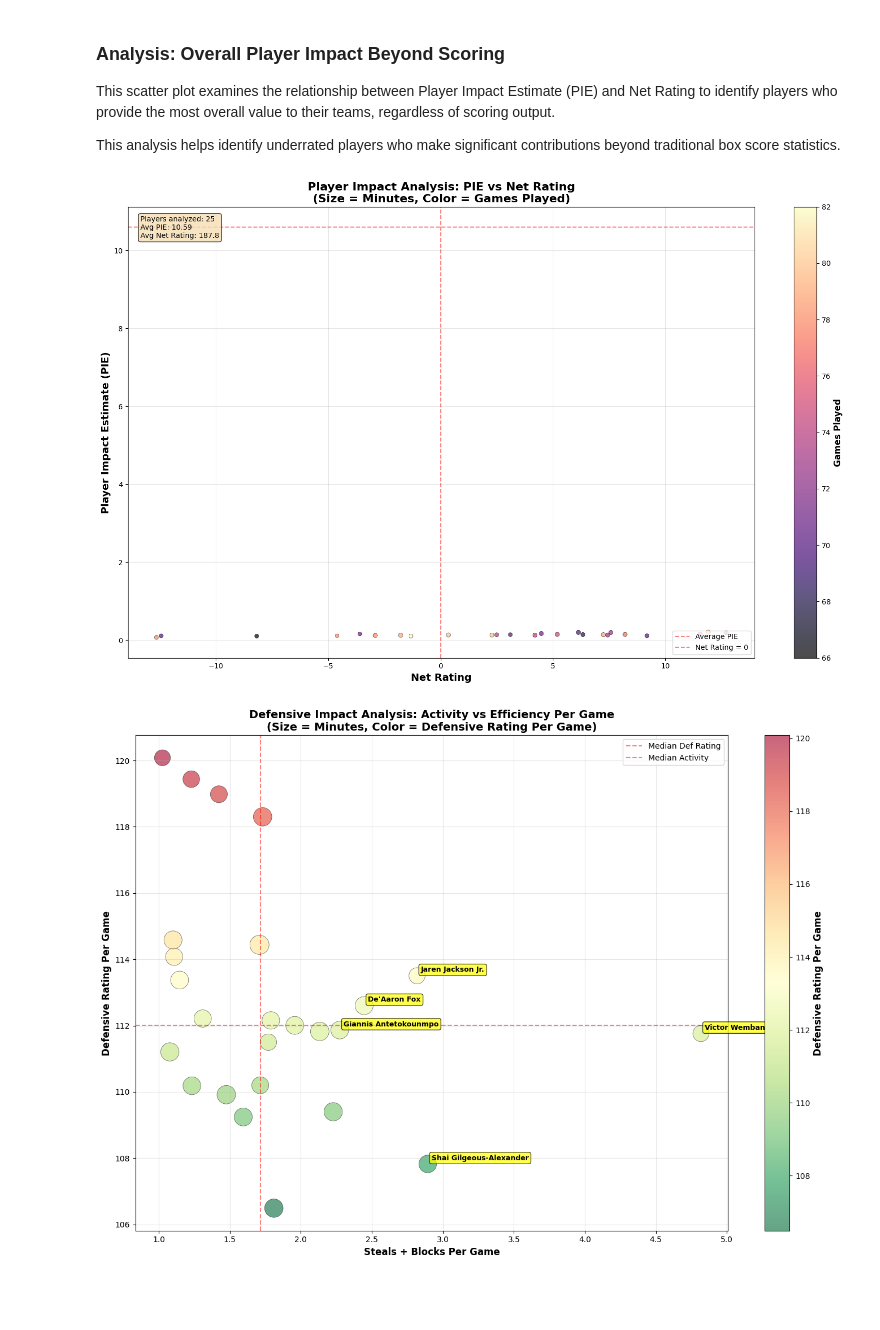
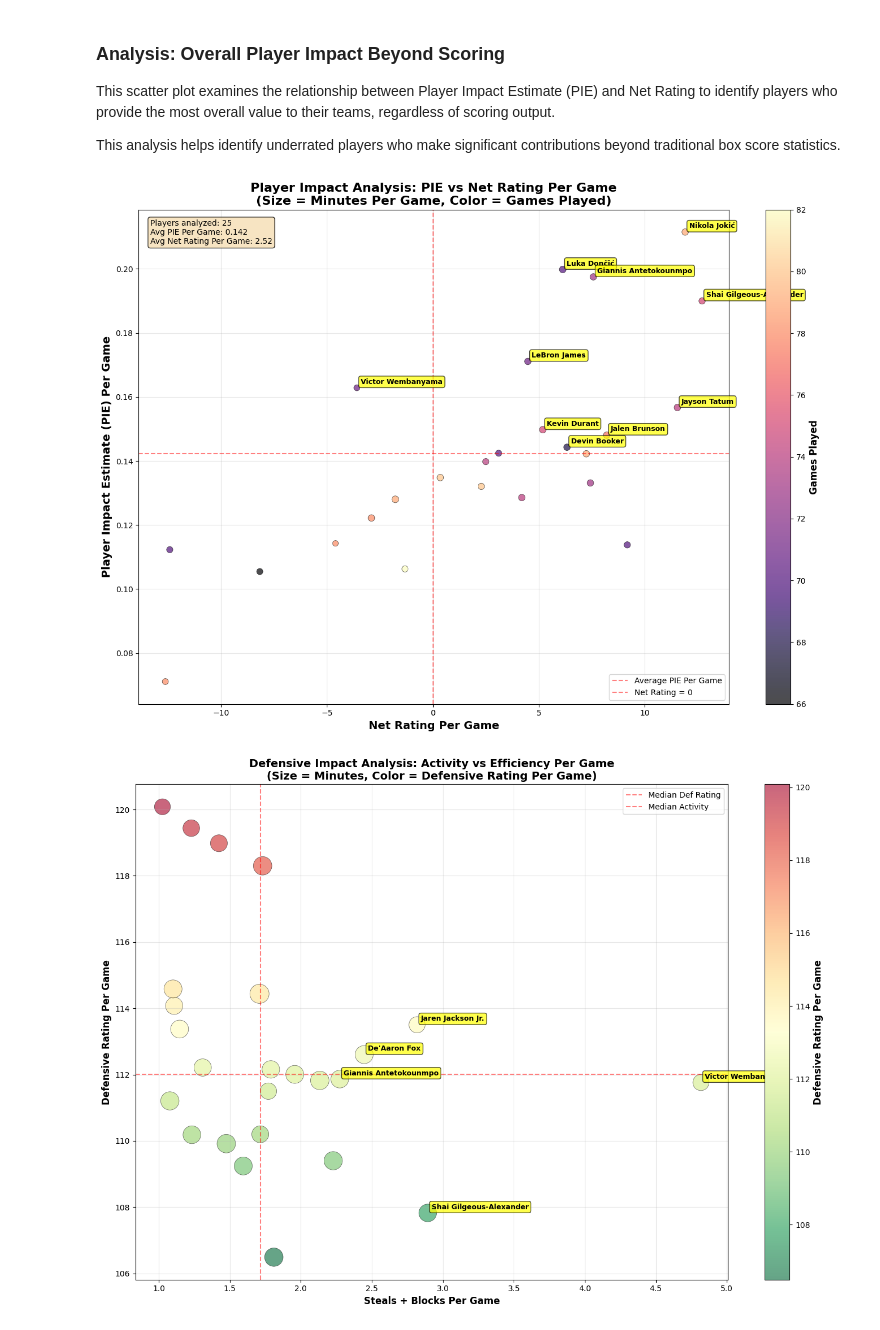
Before and after one commit to spon7ge/NBA-Rising-Stars-2023-24, a Jupyter notebook: file.ipynb, the cells around one changed output. Drawn from its saved outputs; the diff is of its cells as text; code cells hidden in the pictures; blank space fills up the shorter version.

Commit message:
fixed size of dashboards after adjusting to per game

```diff
--- a/file.ipynb
+++ b/file.ipynb
@@ -266,7 +230,7 @@ This scatter plot examines the relationship between Player Impact Estimate (PIE)
 This analysis helps identify underrated players who make significant contributions beyond traditional box score statistics.
 # %%
 # Create PIE vs Net Rating Dashboard
-plt.figure(figsize=(16, 10))
+plt.figure(figsize=(14, 10))
 
 # Filter players with minimum games played for meaningful data
 min_games = 40
@@ -274,12 +238,13 @@ filtered_res = res[res['GP'] >= min_games].copy()
 filtered_res['PIE_PG'] = filtered_res['PIE'] / filtered_res['GP']
 filtered_res['NET_RATING_PG'] = filtered_res['NET_RATING'] / filtered_res['GP']
 filtered_res['MIN_PG'] = filtered_res['MIN'] / filtered_res['GP']
+
 # Create the scatter plot
 scatter = plt.scatter(
     filtered_res['NET_RATING_PG'],
     filtered_res['PIE_PG'],
     c=filtered_res['GP'],  # Color by games played
-    s=filtered_res['MIN_PG'],  # Size by minutes played
+    s=filtered_res['MIN_PG'] * 2,  # Size by minutes played (scaled up for visibility)
     alpha=0.7,
     cmap='magma',
     edgecolors='black',
@@ -287,44 +252,44 @@ scatter = plt.scatter(
 )
 
 # Add colorbar
 cbar = plt.colorbar(scatter)
 cbar.set_label('Games Played', fontsize=12, fontweight='bold')
 
 # Customize the plot
-plt.xlabel('Net Rating', fontsize=14, fontweight='bold')
-plt.ylabel('Player Impact Estimate (PIE)', fontsize=14, fontweight='bold')
-plt.title('Player Impact Analysis: PIE vs Net Rating\n(Size = Minutes, Color = Games Played)',
+plt.xlabel('Net Rating Per Game', fontsize=14, fontweight='bold')
+plt.ylabel('Player Impact Estimate (PIE) Per Game', fontsize=14, fontweight='bold')
+plt.title('Player Impact Analysis: PIE vs Net Rating Per Game\n(Size = Minutes Per Game, Color = Games Played)',
           fontsize=16, fontweight='bold')
 
 # Add grid
 plt.grid(True, alpha=0.3)
 
-# Add reference lines
-plt.axhline(y=filtered_res['PIE'].mean(), color='red', linestyle='--', alpha=0.5, label='Average PIE')
+# Add reference lines (using per-game values)
+plt.axhline(y=filtered_res['PIE_PG'].mean(), color='red', linestyle='--', alpha=0.5, label='Average PIE Per Game')
 plt.axvline(x=0, color='red', linestyle='--', alpha=0.5, label='Net Rating = 0')
 
-# Annotate top performers
-top_pie_players = filtered_res.nlargest(10, 'PIE')
+# Annotate top performers (using per-game values)
+top_pie_players = filtered_res.nlargest(10, 'PIE_PG')
 for idx, row in top_pie_players.iterrows():
     plt.annotate(row['PLAYER_NAME'],
-                (row['NET_RATING'], row['PIE']),
+                (row['NET_RATING_PG'], row['PIE_PG']),  # Use per-game values for positioning
                 xytext=(5, 5), textcoords='offset points',
                 fontsize=9, fontweight='bold',
                 bbox=dict(boxstyle='round,pad=0.3', facecolor='yellow', alpha=0.7))
 
 # Add legend
 plt.legend(loc='lower right')
 
-# Add summary statistics text box
-textstr = f'Players analyzed: {len(filtered_res)}\nAvg PIE: {filtered_res["PIE"].mean():.2f}\nAvg Net Rating: {filtered_res["NET_RATING"].mean():.1f}'
+# Add summary statistics text box (using per-game values)
+textstr = f'Players analyzed: {len(filtered_res)}\nAvg PIE Per Game: {filtered_res["PIE_PG"].mean():.3f}\nAvg Net Rating Per Game: {filtered_res["NET_RATING_PG"].mean():.2f}'
 props = dict(boxstyle='round', facecolor='wheat', alpha=0.8)
 plt.text(0.02, 0.98, textstr, transform=plt.gca().transAxes, fontsize=10,
          verticalalignment='top', bbox=props)
 
 plt.tight_layout()
 plt.show()
 # %% [output]
-[figure, old version]
+[figure, new version]
 # %%
 plt.figure(figsize=(14, 10))
 
```
Also changed, not shown: parts of 3 cells of this notebook.
